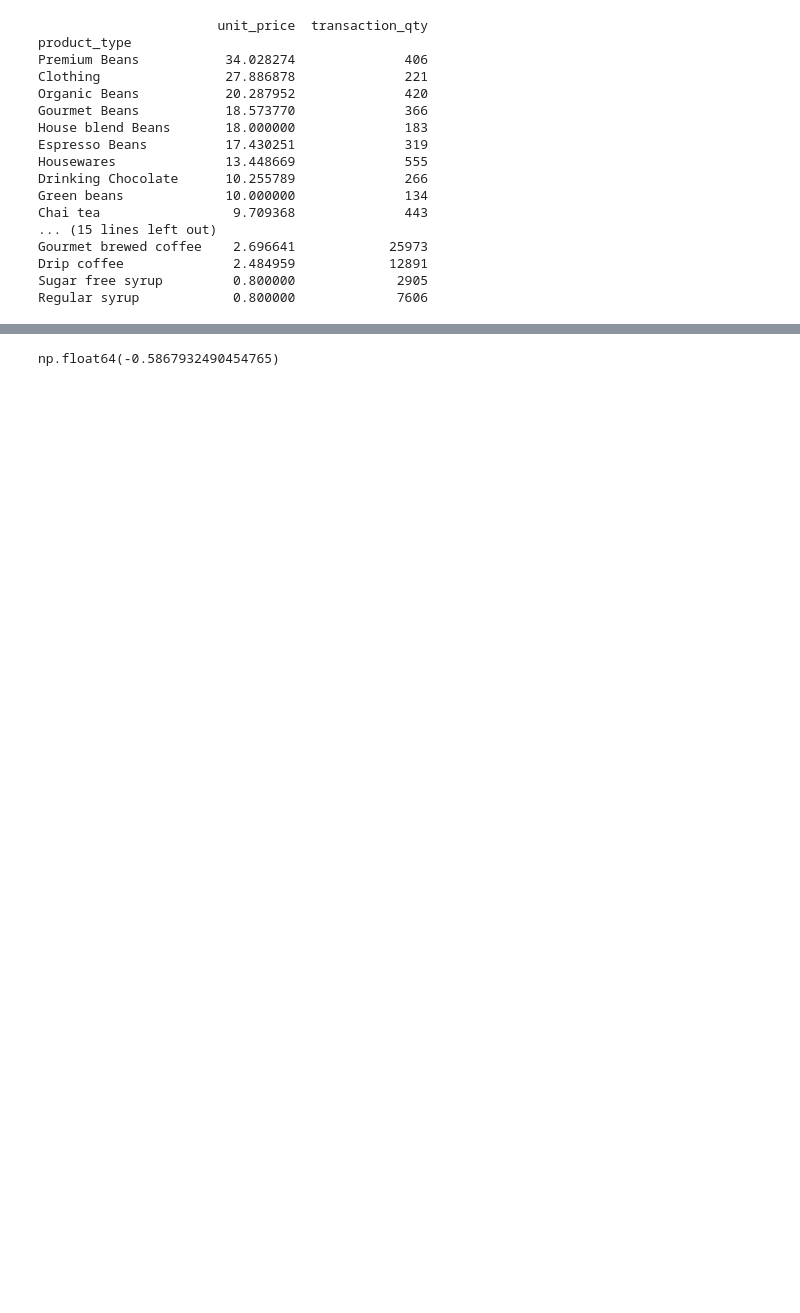
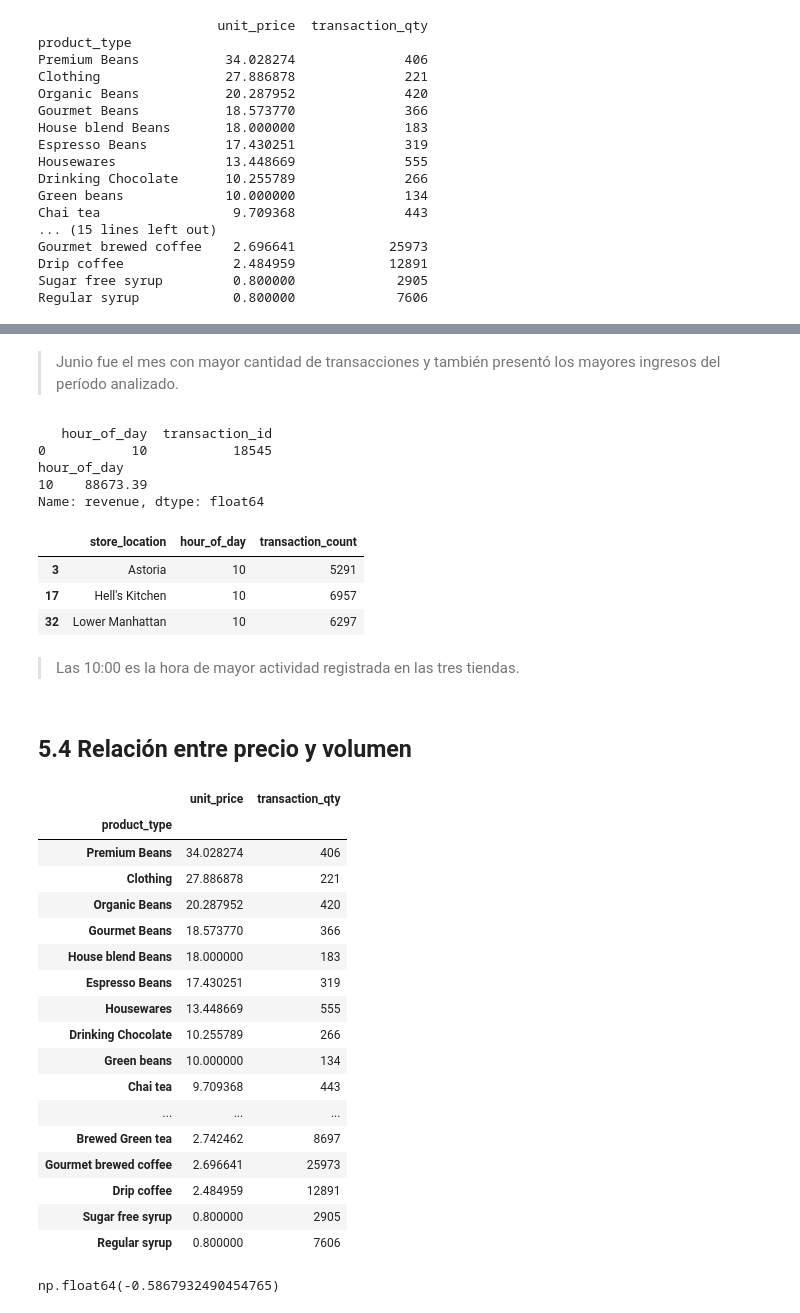
Before and after one commit to juniorleyer1/coffee-shop-sales-analysis, a Jupyter notebook: notebooks/coffee-shop-sales-analysis.ipynb, the cells around one changed output, grey strips where cells are left out. Drawn from its saved outputs; the diff is of its cells as text; code cells hidden in the pictures; blank space fills up the shorter version.

```diff
--- a/notebooks/coffee-shop-sales-analysis.ipynb
+++ b/notebooks/coffee-shop-sales-analysis.ipynb
@@ -725,3 +696,66 @@ Existe una relación negativa moderada entre el precio promedio y las unidades v
+# %% [markdown]
+> Junio fue el mes con mayor cantidad de transacciones y también presentó los mayores ingresos del período analizado.
+# %%
+print(df_new.groupby('hour_of_day')["transaction_id"].nunique().sort_values(ascending=False).reset_index().head(1))
+print(top_horas_ventas.head(1))
+# %% [output]
+   hour_of_day  transaction_id
+0           10           18545
+hour_of_day
+10    88673.39
+Name: revenue, dtype: float64
+# %%
+horario_mayor_actividad = (
+    df_new.groupby(['store_location', 'hour_of_day'])['transaction_id']
+    .nunique()
+    .reset_index(name='transaction_count')
+)
+horario_mayor_actividad
+horario_mayor_actividad.loc[
+    horario_mayor_actividad.groupby('store_location')['transaction_count'].idxmax()
+]
+# %% [output]
+|  | store_location | hour_of_day | transaction_count |
+| 3 | Astoria | 10 | 5291 |
+| 17 | Hell's Kitchen | 10 | 6957 |
+| 32 | Lower Manhattan | 10 | 6297 |
+# %% [markdown]
+> Las 10:00 es la hora de mayor actividad registrada en las tres tiendas.
+# %% [markdown]
+## 5.4 Relación entre precio y volumen
+# %%
+resumen_productos = (
+    df_new.groupby("product_type")
+    .agg({
+        "unit_price": "mean",
+        "transaction_qty": "sum"
+    })
+    .sort_values(
+        by="unit_price",
+        ascending=False
+    )
+)
+
+resumen_productos
+# %% [output]
+|  | unit_price | transaction_qty |
+| product_type |  |  |
+| Premium Beans | 34.028274 | 406 |
+| Clothing | 27.886878 | 221 |
+| Organic Beans | 20.287952 | 420 |
+| Gourmet Beans | 18.573770 | 366 |
+| House blend Beans | 18.000000 | 183 |
+| Espresso Beans | 17.430251 | 319 |
+| Housewares | 13.448669 | 555 |
+| Drinking Chocolate | 10.255789 | 266 |
+| Green beans | 10.000000 | 134 |
+| Chai tea | 9.709368 | 443 |
+| ... | ... | ... |
+| Brewed Green tea | 2.742462 | 8697 |
+| Gourmet brewed coffee | 2.696641 | 25973 |
+| Drip coffee | 2.484959 | 12891 |
+| Sugar free syrup | 0.800000 | 2905 |
+| Regular syrup | 0.800000 | 7606 |
 # %%
 type(resumen_productos)
 corr_precio_unidades = resumen_productos['unit_price'].corr(resumen_productos['transaction_qty'])
```
Also changed, not shown: parts of 116 cells of this notebook, 8 other files.
